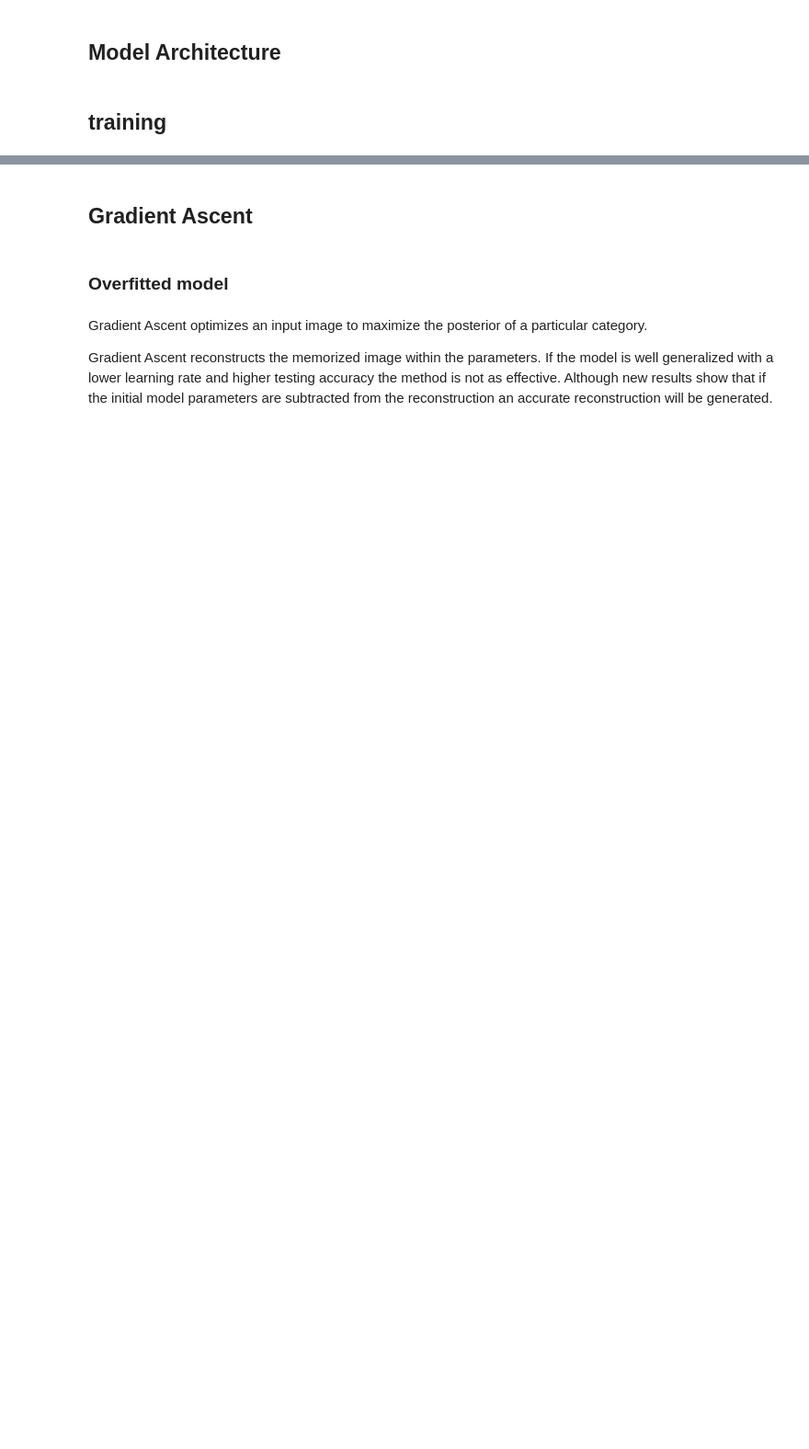
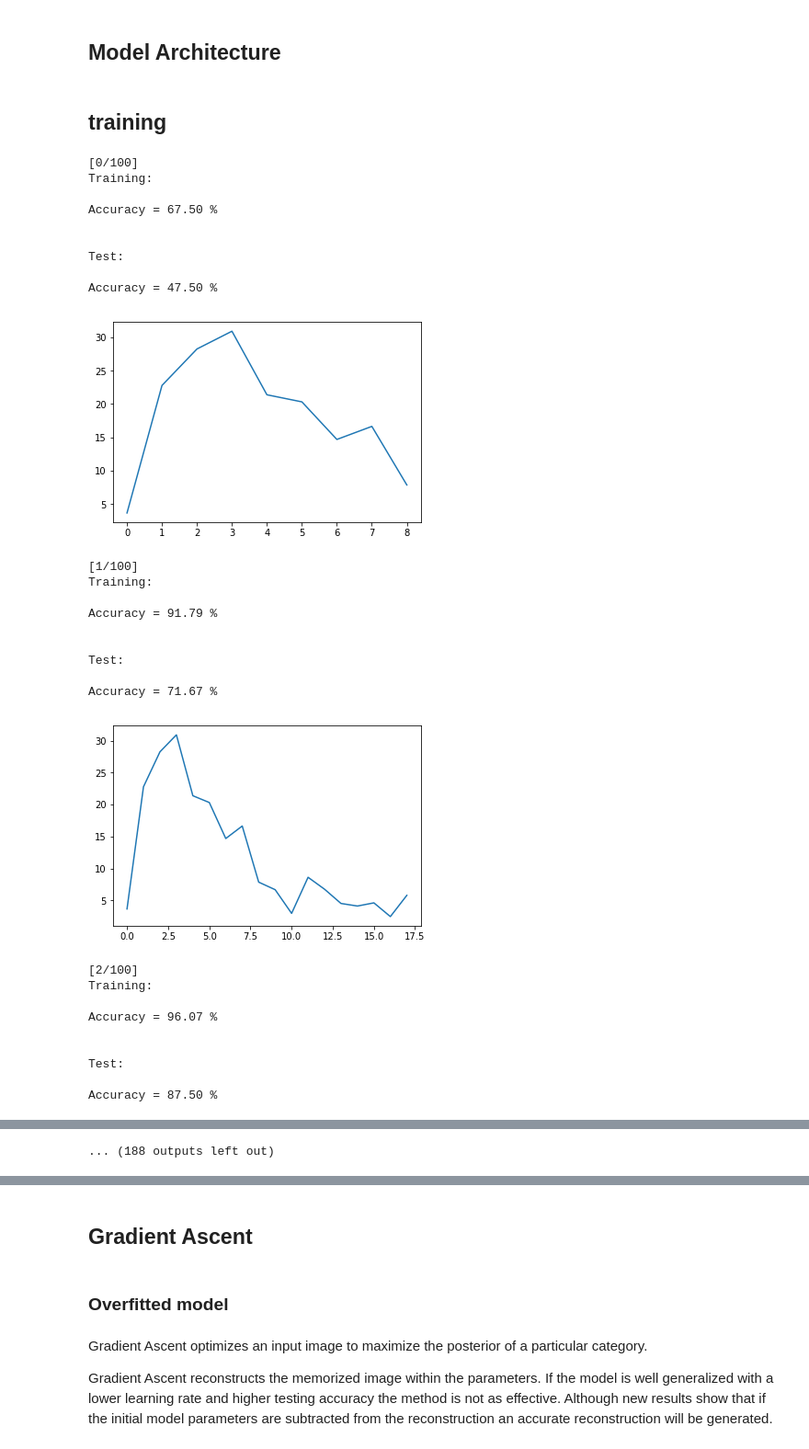
Before and after one commit to DiegoAnas/SPEML3-Model-Inversion, a Jupyter notebook: modelInversion2/modelInversion2.ipynb, the cells around one changed output, grey strips where cells are left out. Shown at 92% size. Drawn from its saved outputs; the diff is of its cells as text; code cells hidden in the pictures; blank space fills up the shorter version.

```diff
--- a/modelInversion2/modelInversion2.ipynb
+++ b/modelInversion2/modelInversion2.ipynb
@@ -135,7 +143,7 @@ print(imgs.shape)
 # %%
 # 1 hidden layer only
 class mlp(nn.Module):
-    def __init__(self, n_in=112*92, n_out=40, n_hidden=3000):
+    def __init__(self, n_in=112*92, n_out=40):
         super(mlp, self).__init__()
         # Applies a linear transformation to the incoming data: y = xA^T + b
         self.hidden1 = nn.Linear(n_in, n_out)
@@ -167,4 +175,36 @@ im0 = ww0[attacked_person].reshape(112,92)
 # %% [markdown]
 ## training
 # %%
-train(net, trainloader, testloader, optimizer, criterion, n_epochs, verbose=False)
+t0 = time.time()
+accuracy,loss=train(net, trainloader, testloader, optimizer, criterion, n_epochs, verbose=False)
+print('{} seconds'.format(time.time() - t0))
+# %% [output]
+[0/100]
+Training:
+
+Accuracy = 67.50 %
+
+
+Test:
+
+Accuracy = 47.50 %
+[figure, added]
+[1/100]
+Training:
+
+Accuracy = 91.79 %
+
+
+Test:
+
+Accuracy = 71.67 %
+[figure, added]
+[2/100]
+Training:
+
+Accuracy = 96.07 %
+
+
+Test:
+
+Accuracy = 87.50 %
@@ -171 +242,2 @@ train(net, trainloader, testloader, optimizer, criterion, n_epochs, verbose=Fals
+... (188 outputs left out)
 # %%
```
Also changed, not shown: parts of 12 cells of this notebook.
